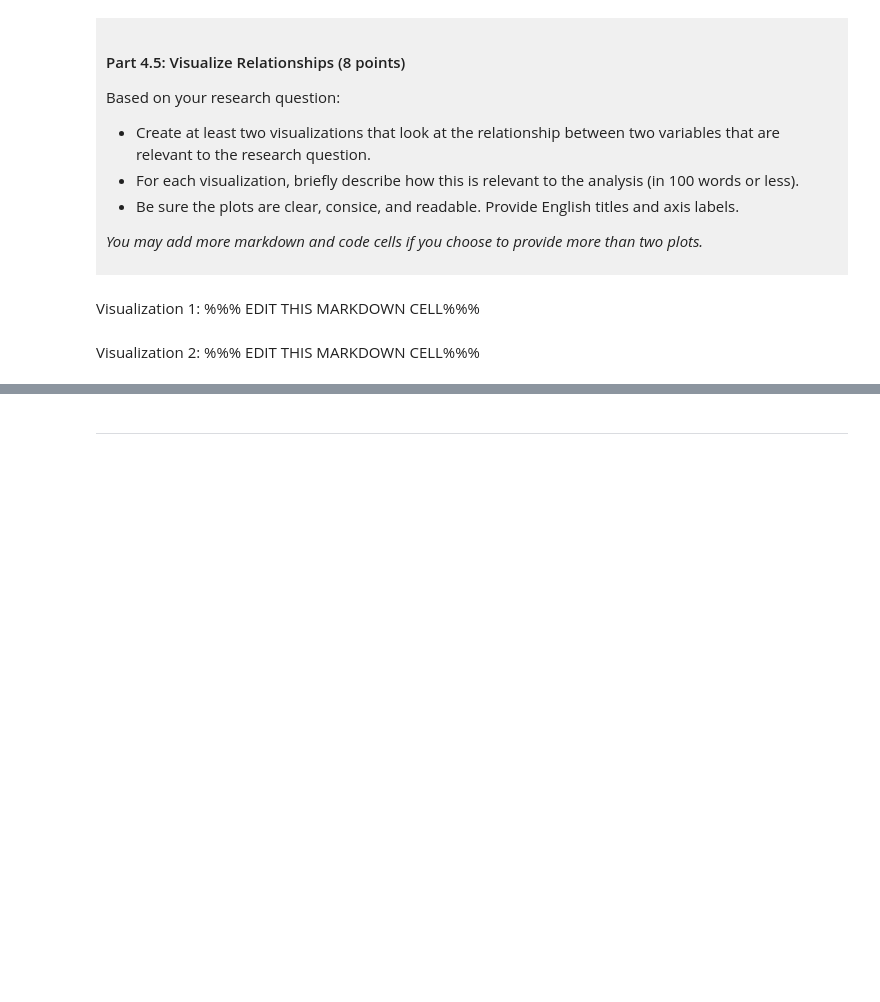
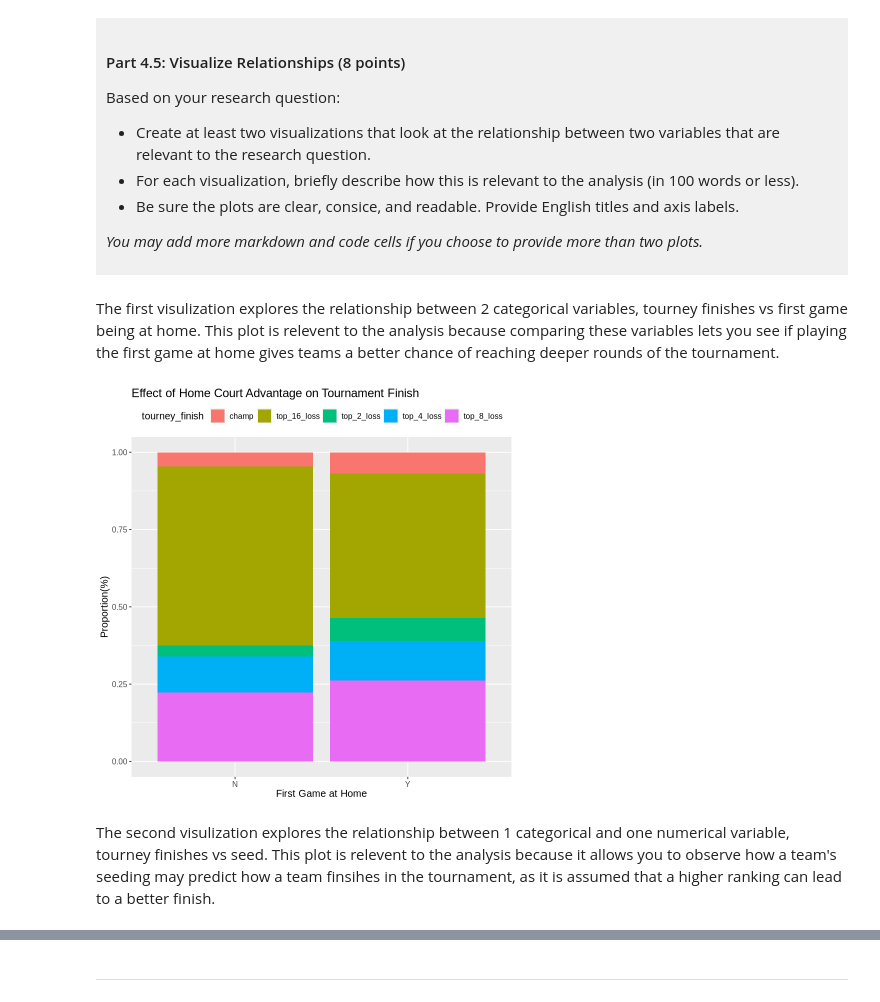
Before and after one commit to m4yad4niel/dsci-100-project-maya-daniel, a Jupyter notebook: dsci-100-project-notebook.ipynb, the cells around one changed output, grey strips where cells are left out. Drawn from its saved outputs; the diff is of its cells as text; code cells hidden in the pictures; blank space fills up the shorter version.

```diff
--- a/dsci-100-project-notebook.ipynb
+++ b/dsci-100-project-notebook.ipynb
@@ -320,9 +379,20 @@ Based on your research question:
 *You may add more markdown and code cells if you choose to provide more than two plots.*
 </div>
 # %% [markdown]
-Visualization 1: %%% EDIT THIS MARKDOWN CELL%%%
+The first visulization explores the relationship between 2 categorical variables, tourney finishes vs first game being at home. This plot is relevent to the analysis because comparing these variables lets you see if playing the first game at home gives teams a better chance of reaching deeper rounds of the tournament.
 # %%
-### EDIT THIS CODE CELL FOR VISUALIZATION 1###
+finishes_home_game_plot <- women_march_madness_tidy_data |>
+ggplot(aes(x = first_game_at_home, fill = tourney_finish)) +
+  geom_bar(position = "fill") +
+  labs(title = "Effect of Home Court Advantage on Tournament Finish",
+       x = "First Game at Home",
+       y = "Proportion(%)") +
+  theme(text = element_text(size = 12),
+    legend.position = "top",
+    legend.direction = "horizontal")
+finishes_home_game_plot
+# %% [output]
+[figure, added]
 # %% [markdown]
-Visualization 2: %%% EDIT THIS MARKDOWN CELL%%%
+The second visulization explores the relationship between 1 categorical and one numerical variable, tourney finishes vs seed. This plot is relevent to the analysis because it allows you to observe how a team's seeding may predict how a team finsihes in the tournament, as it is assumed that a higher ranking can lead to a better finish.
 # %%
```
Also changed, not shown: parts of 9 cells of this notebook.
